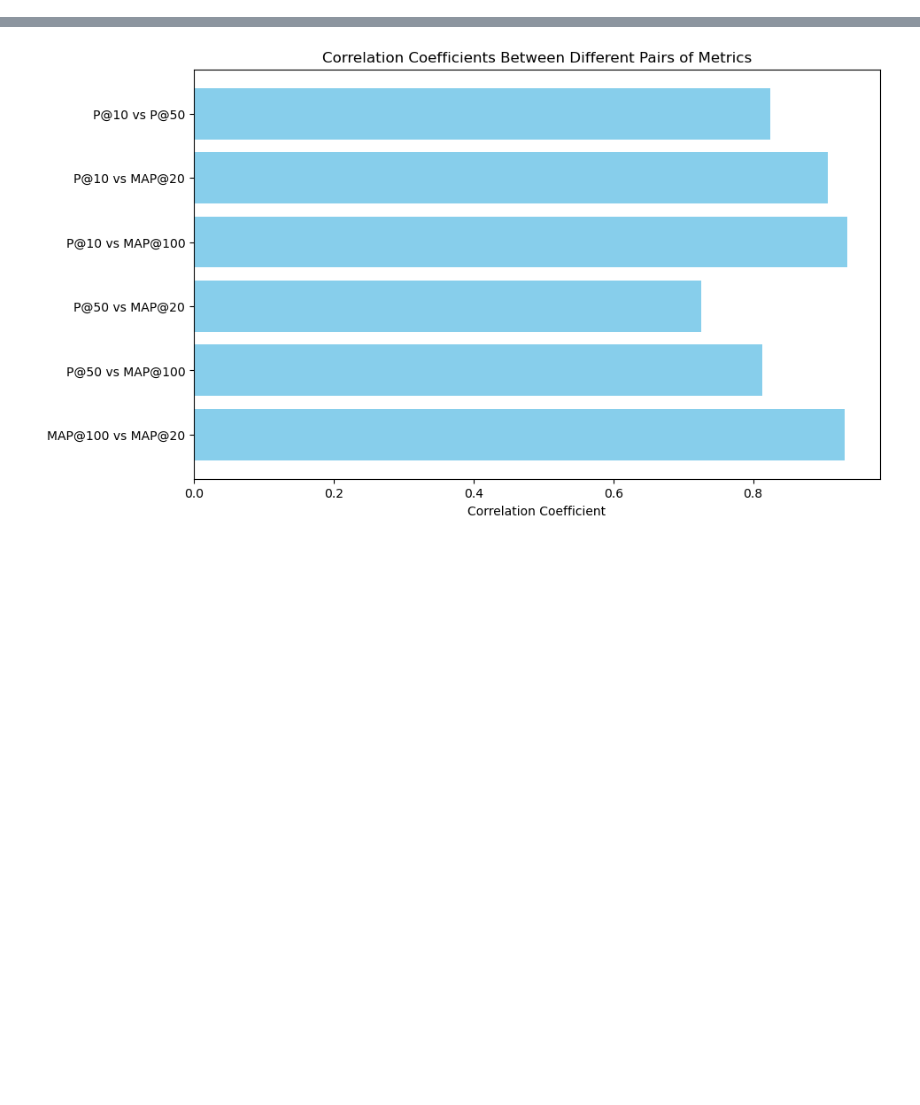
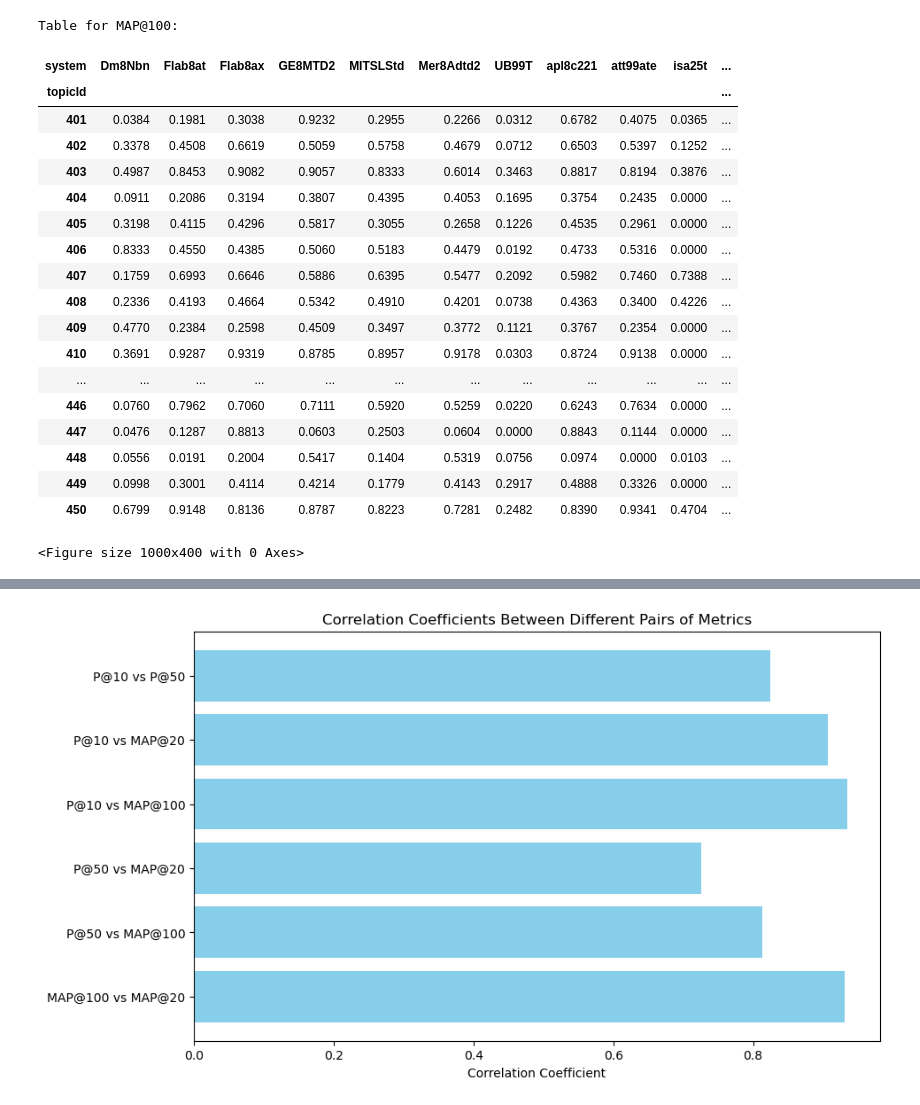
Before and after one commit to wnsyarina/IR, a Jupyter notebook: precisionAndMap.ipynb, the cells around one changed output, grey strips where cells are left out. Cells and saved outputs as stored; diff of their text form; code cells hidden in the pictures; blank space fills up the shorter version.

```diff
--- a/precisionAndMap.ipynb
+++ b/precisionAndMap.ipynb
@@ -189,0 +194,45 @@ topicId
+# %%
+print("\nTable for MAP@100:")
+display(table_format_map100.round(4))
+
+table=table_format_map100.round(4)
+
+# Create a figure and axis
+plt.figure(figsize=(10, 4))  # Example: width = 10, height = 4
+fig, ax = plt.subplots()
+
+# Hide axes for cleaner table appearance
+ax.axis('off')
+
+# Create table and add row labels
+table = ax.table(
+    cellText=table.values,
+    colLabels=table.columns,
+    rowLabels=table.index,
+    loc='center'
+)
+
+# Save the table as an image
+plt.savefig(f"map@100_table.png", bbox_inches='tight', dpi=300)  # Customize filename and format
+plt.close(fig)  # Close the figure to avoid memory leaks
+# %% [output]
+Table for MAP@100:
+| system | Dm8Nbn | Flab8at | Flab8ax | GE8MTD2 | MITSLStd | Mer8Adtd2 | UB99T | apl8c221 | att99ate | isa25t | ... |
+| topicId |  |  |  |  |  |  |  |  |  |  | ... |
+| 401 | 0.0384 | 0.1981 | 0.3038 | 0.9232 | 0.2955 | 0.2266 | 0.0312 | 0.6782 | 0.4075 | 0.0365 | ... |
+| 402 | 0.3378 | 0.4508 | 0.6619 | 0.5059 | 0.5758 | 0.4679 | 0.0712 | 0.6503 | 0.5397 | 0.1252 | ... |
+| 403 | 0.4987 | 0.8453 | 0.9082 | 0.9057 | 0.8333 | 0.6014 | 0.3463 | 0.8817 | 0.8194 | 0.3876 | ... |
+| 404 | 0.0911 | 0.2086 | 0.3194 | 0.3807 | 0.4395 | 0.4053 | 0.1695 | 0.3754 | 0.2435 | 0.0000 | ... |
+| 405 | 0.3198 | 0.4115 | 0.4296 | 0.5817 | 0.3055 | 0.2658 | 0.1226 | 0.4535 | 0.2961 | 0.0000 | ... |
+| 406 | 0.8333 | 0.4550 | 0.4385 | 0.5060 | 0.5183 | 0.4479 | 0.0192 | 0.4733 | 0.5316 | 0.0000 | ... |
+| 407 | 0.1759 | 0.6993 | 0.6646 | 0.5886 | 0.6395 | 0.5477 | 0.2092 | 0.5982 | 0.7460 | 0.7388 | ... |
+| 408 | 0.2336 | 0.4193 | 0.4664 | 0.5342 | 0.4910 | 0.4201 | 0.0738 | 0.4363 | 0.3400 | 0.4226 | ... |
+| 409 | 0.4770 | 0.2384 | 0.2598 | 0.4509 | 0.3497 | 0.3772 | 0.1121 | 0.3767 | 0.2354 | 0.0000 | ... |
+| 410 | 0.3691 | 0.9287 | 0.9319 | 0.8785 | 0.8957 | 0.9178 | 0.0303 | 0.8724 | 0.9138 | 0.0000 | ... |
+| ... | ... | ... | ... | ... | ... | ... | ... | ... | ... | ... | ... |
+| 446 | 0.0760 | 0.7962 | 0.7060 | 0.7111 | 0.5920 | 0.5259 | 0.0220 | 0.6243 | 0.7634 | 0.0000 | ... |
+| 447 | 0.0476 | 0.1287 | 0.8813 | 0.0603 | 0.2503 | 0.0604 | 0.0000 | 0.8843 | 0.1144 | 0.0000 | ... |
+| 448 | 0.0556 | 0.0191 | 0.2004 | 0.5417 | 0.1404 | 0.5319 | 0.0756 | 0.0974 | 0.0000 | 0.0103 | ... |
+| 449 | 0.0998 | 0.3001 | 0.4114 | 0.4214 | 0.1779 | 0.4143 | 0.2917 | 0.4888 | 0.3326 | 0.0000 | ... |
+| 450 | 0.6799 | 0.9148 | 0.8136 | 0.8787 | 0.8223 | 0.7281 | 0.2482 | 0.8390 | 0.9341 | 0.4704 | ... |
+<Figure size 1000x400 with 0 Axes>
```
Also changed, not shown: parts of 10 cells of this notebook, 4 other files.
